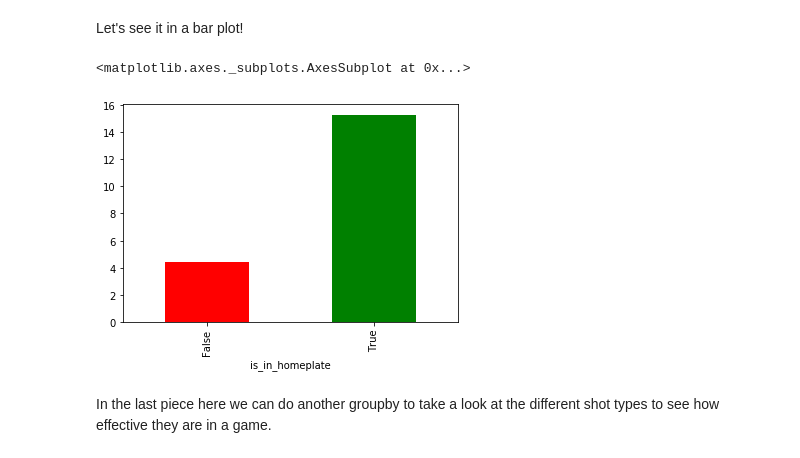
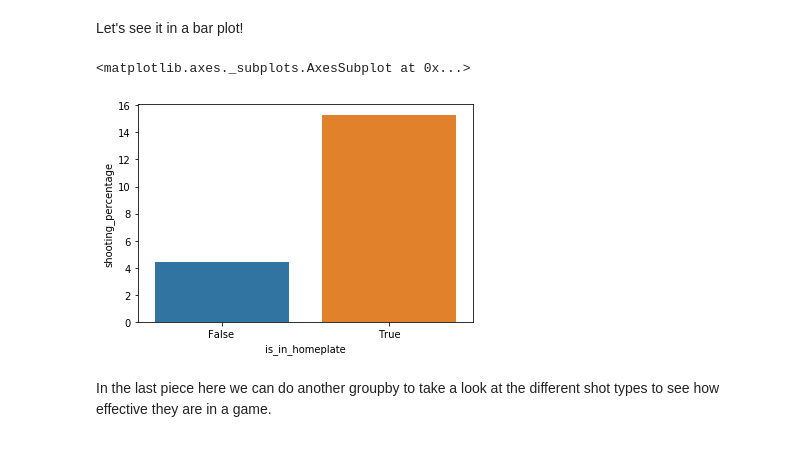
Before and after one commit to dgmouris/nhl-data-analysis-with-pandas, a Jupyter notebook: Intro to pandas by analyzing shots in the NHL.ipynb, the cells around one changed output. Drawn from its saved outputs; the diff is of its cells as text; code cells hidden in the pictures.

```diff
--- a/Intro to pandas by analyzing shots in the NHL.ipynb
+++ b/Intro to pandas by analyzing shots in the NHL.ipynb
@@ -395,10 +469,15 @@ test_home_plate_data.head()
 Let's see it in a bar plot!
 # %%
 # show the plot
-test_home_plate_data['shooting_percentage'].plot(kind="bar", color=['red', 'green'])
+
+# Matplotlib
+# test_home_plate_data['shooting_percentage'].plot(kind="bar", color=['red', 'green'])
+
+# Seaborn (not stacked bar plots are pretty easy to create)
+sns.barplot(x=test_home_plate_data.index, y=test_home_plate_data['shooting_percentage'])
 # %% [output]
 <matplotlib.axes._subplots.AxesSubplot at 0x...>
-[figure, old version]
+[figure, new version]
 # %% [markdown]
 In the last piece here we can do another groupby to take a look at the different shot types to see how effective they are in a game.
 # %%
```
Also changed, not shown: parts of 20 cells of this notebook.
